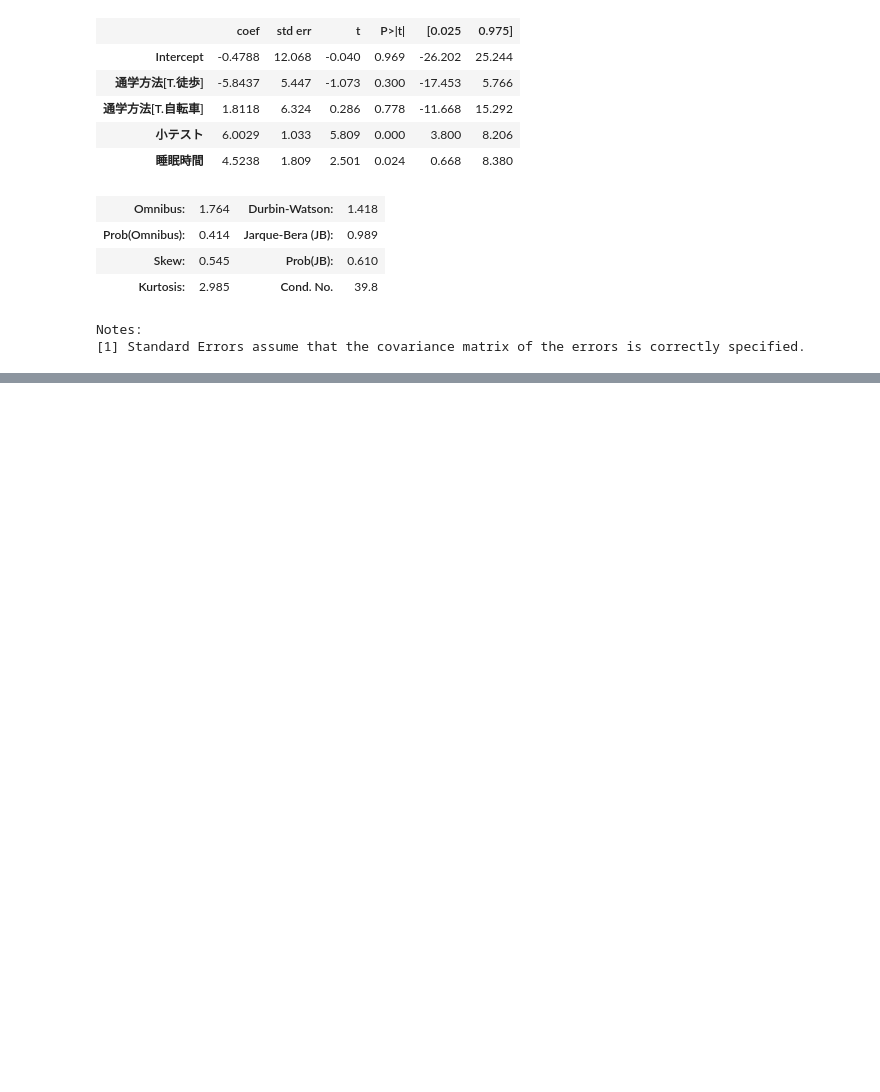
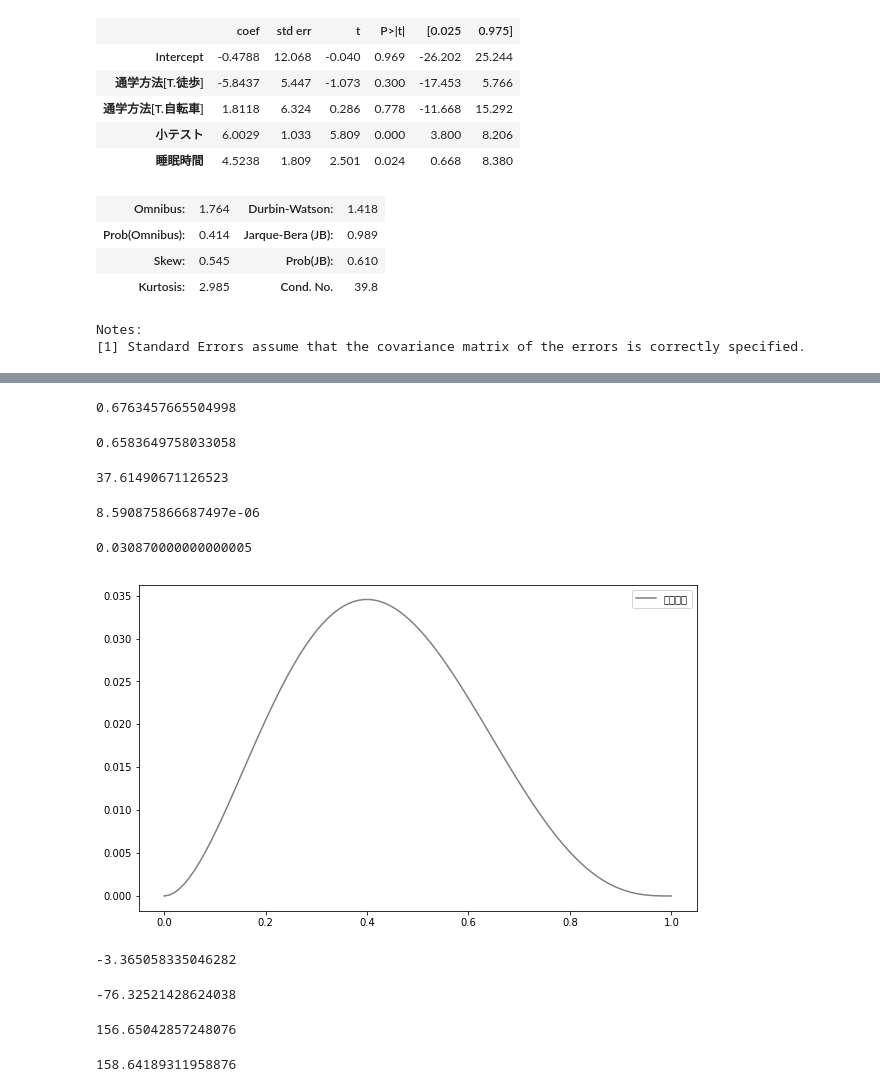
Before and after one commit to ToshikiShimizu/statistics, a Jupyter notebook: python-understand-statistics/notebook/ch12.ipynb, the cells around one changed output, grey strips where cells are left out. Drawn from its saved outputs; the diff is of its cells as text; code cells hidden in the pictures; blank space fills up the shorter version.

```diff
--- a/python-understand-statistics/notebook/ch12.ipynb
+++ b/python-understand-statistics/notebook/ch12.ipynb
@@ -217,0 +276,50 @@ Notes:
+# %%
+np.corrcoef(x, y)[0, 1] ** 2
+# %% [output]
+0.6763457665504998
+# %%
+1 - (unexp_var / (n-p-1)) /  (total_var / (n-1))
+# %% [output]
+0.6583649758033058
+# %%
+f = (exp_var / p) / (unexp_var / (n-p-1))
+f
+# %% [output]
+37.61490671126523
+# %%
+rv = stats.f(p, n-p-1)
+1 - rv.cdf(f)
+# %% [output]
+8.590875866687497e-06
+# %%
+prob = 0.3
+coin_result = [0,1,0,0,1]
+rv = stats.bernoulli(prob)
+L = np.prod(rv.pmf(coin_result))
+L
+# %% [output]
+0.030870000000000005
+# %%
+ps = np.linspace(0,1,100)
+Ls = [np.prod(stats.bernoulli(prob).pmf(coin_result)) for prob in ps]
+fig = plt.figure(figsize=(10,6))
+ax = fig.add_subplot(111)
+ax.plot(ps, Ls, label='尤度関数', color='gray')
+ax.legend()
+plt.show()
+# %% [output]
+[figure, added]
+# %%
+prob = 0.4
+coin_result = [0,1,0,0,1]
+rv = stats.bernoulli(prob)
+mll = np.sum(np.log(np.prod(rv.pmf(coin_result))))
+mll
+# %% [output]
+-3.365058335046282
+# %%
+rv = stats.norm(y_hat, np.sqrt(unexp_var / n))
+mll = np.sum(np.log(rv.pdf(y)))
+mll
+# %% [output]
+-76.32521428624038
@@ -217,0 +328,9 @@ Notes:
+# %%
+aic
+# %% [output]
+156.65042857248076
+# %%
+bic = -2 * mll + np.log(n) * (p+1)
+bic
+# %% [output]
+158.64189311958876
```
Also changed, not shown: parts of 16 cells of this notebook.
